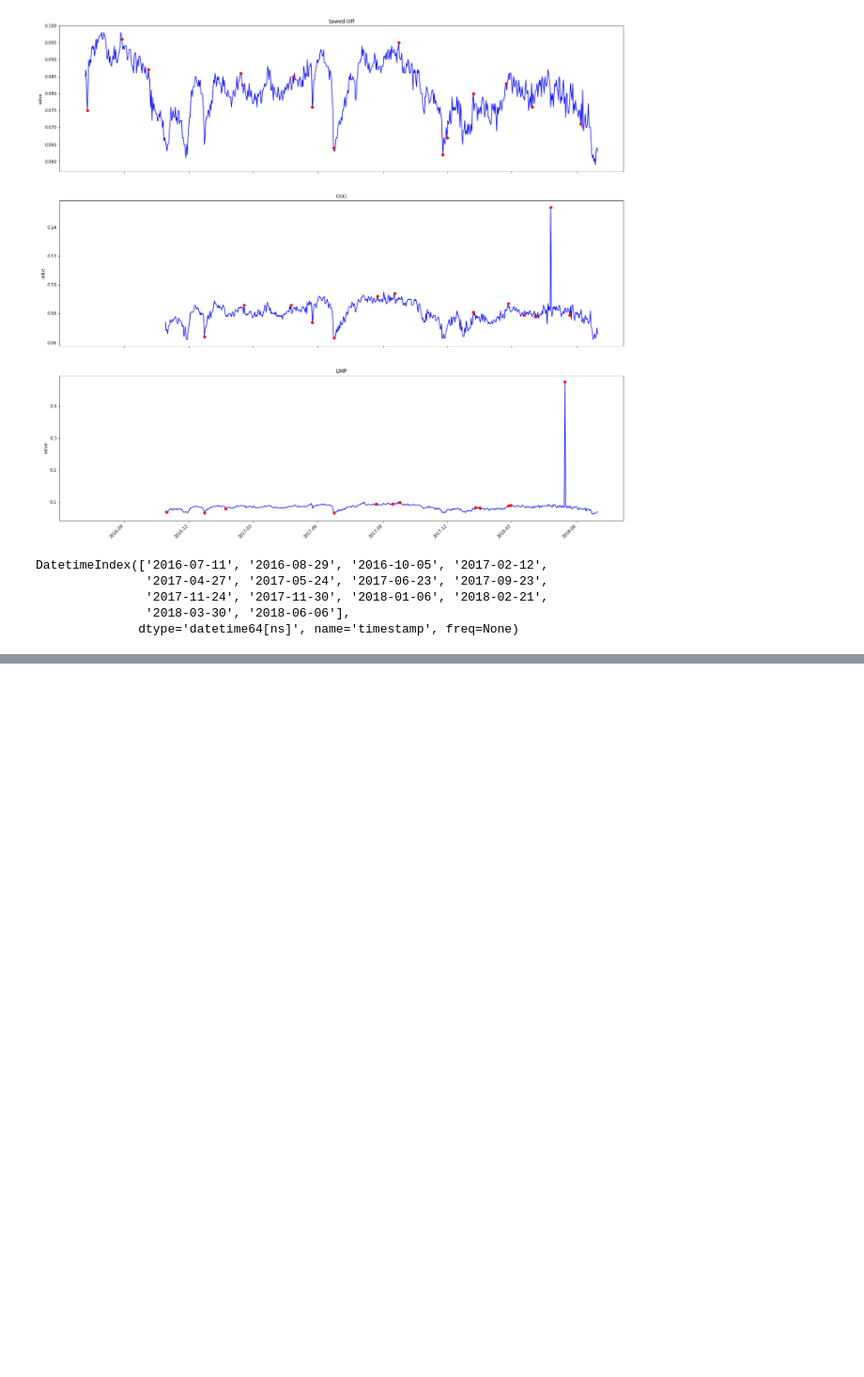
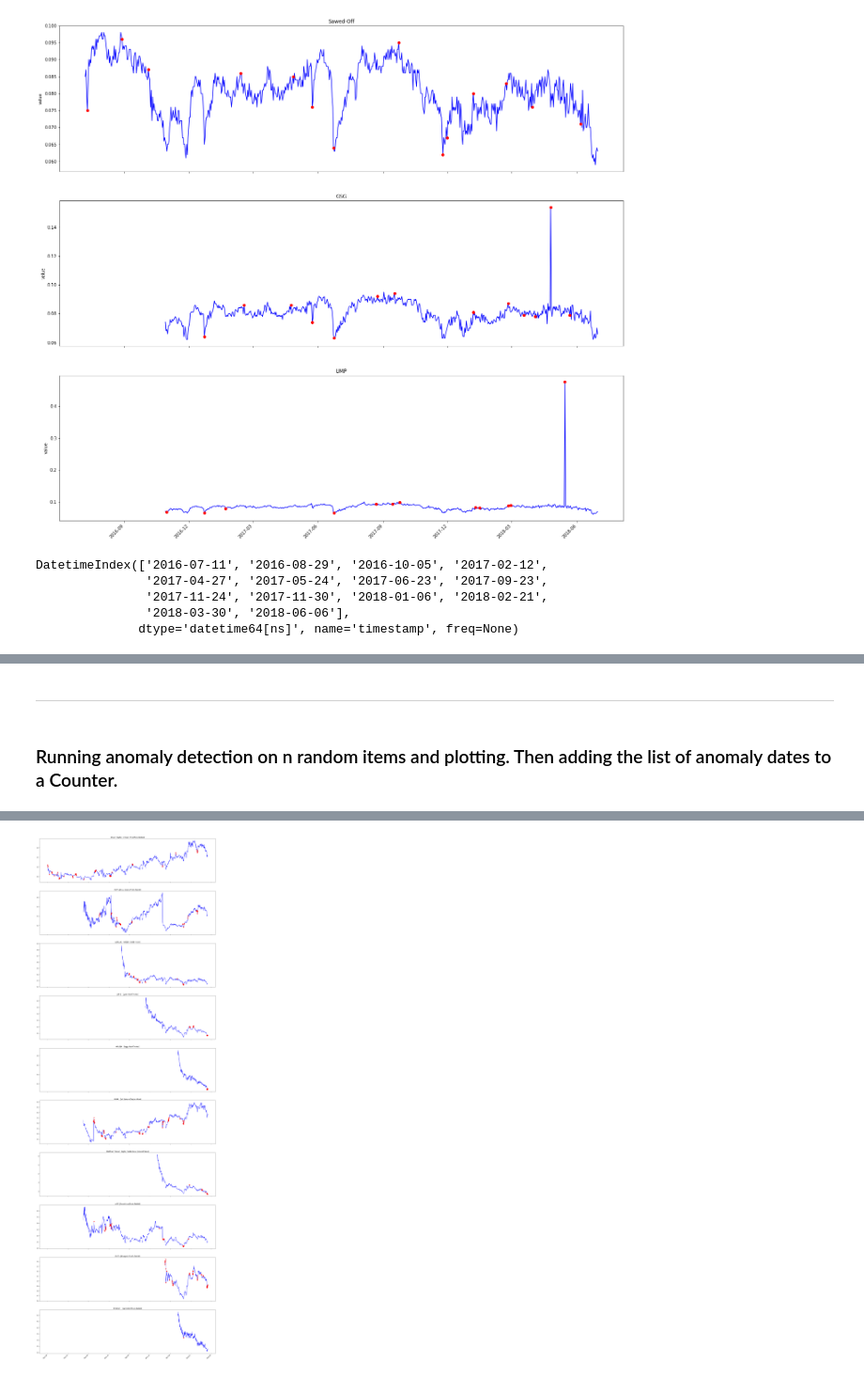
Before and after one commit to AkshayJ0shi/steam_anomaly_detection_capstone, a Jupyter notebook: dendrogram.ipynb, the cells around one changed output, grey strips where cells are left out. Shown at 94% size. Saved outputs shown, nothing was run; the diff lists cells and outputs as text; code cells hidden in the pictures; blank space fills up the shorter version.

Commit message:
able to combine anomaly dates to get consensus

```diff
--- a/dendrogram.ipynb
+++ b/dendrogram.ipynb
@@ -166,0 +179,29 @@ anoms.most_common(5)
+# %% [markdown]
+---
+# %% [markdown]
+### Running anomaly detection on n random items and plotting. Then adding the list of anomaly dates to a Counter.
+# %%
+anomaly_df = df[df.gun_bool]
+# anomaly_df = anomaly_df[anomaly_df.days_since_release > 70]
+anomaly_df = mask_mins(anomaly_df, 0.1, 50)
+anomaly_df['timestamp'] = [np.datetime64(datetime.datetime.fromtimestamp(t).date()) for t in anomaly_df.date]
+anomaly_df = anomaly_df[anomaly_df.release_date != '15 February 2018'] # not enough points
+guns = anomaly_df.item_name.unique()
+# %%
+hold_df = anomaly_df.copy()
+# %%
+n_timeseries = 10
+fig, ax = plt.subplots(n_timeseries, 1, figsize=(24, 8*n_timeseries), sharex=True)
+fig.autofmt_xdate(rotation=45)
+anom_counter = Counter()
+anomaly_df = hold_df[hold_df.days_since_release > 21]
+for i, gun in enumerate(np.random.choice(guns, n_timeseries, replace=False)):
+    temp_df = anomaly_df[anomaly_df.item_name == gun]
+    temp_df = temp_df[['timestamp', 'median_sell_price']].reset_index(drop=True)
+    results = detect_ts(temp_df, max_anoms=0.25, alpha=0.001, direction='both', only_last=None, longterm=True, verbose=True, piecewise_median_period_weeks=5)
+    ax[i].plot(temp_df['timestamp'], temp_df['value'], 'b')
+    ax[i].plot(results['anoms'].index, results['anoms']['anoms'], 'ro')
+    ax[i].set_title(gun)
+    anom_counter.update(results['anoms'].index[1:])
+anom_counter.most_common(20)
+# %% [output]
@@ -166,0 +228 @@ anoms.most_common(5)
+[figure, added]
```
Also changed, not shown: parts of 23 cells of this notebook.
